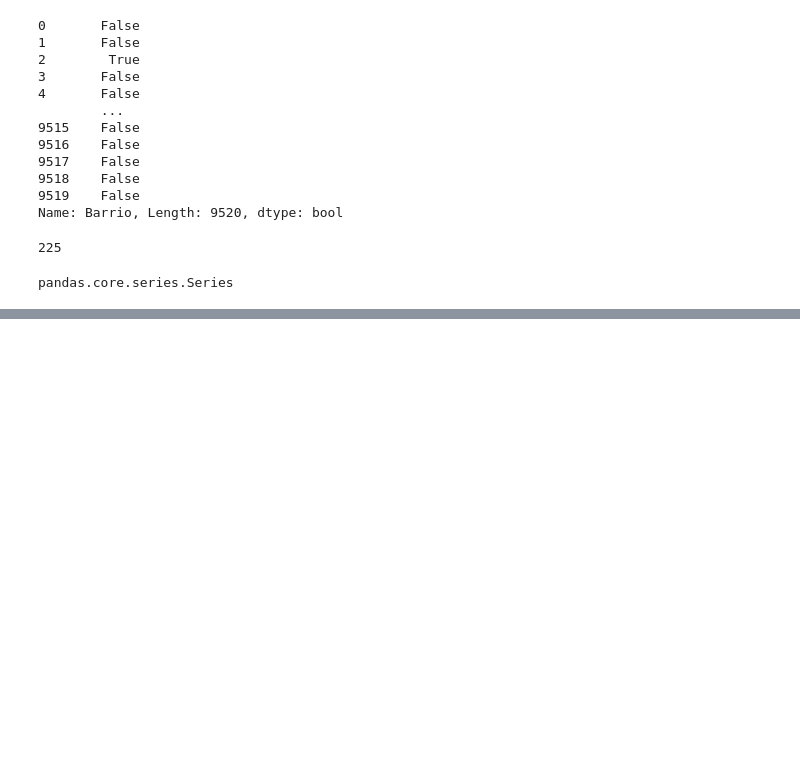
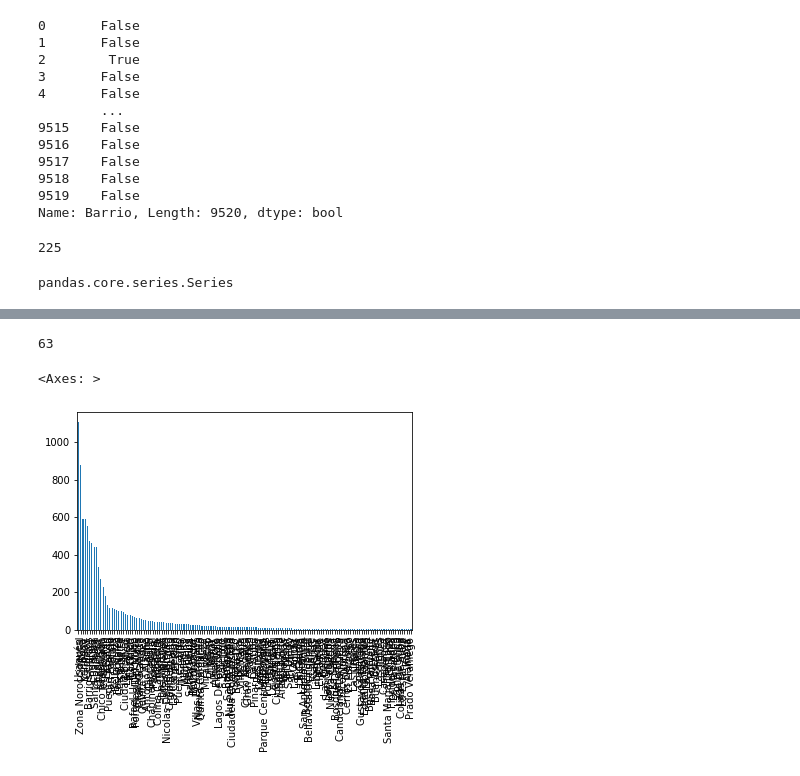
Before and after one commit to JuanZapatav/Inmersiondedatos, a Jupyter notebook: Inmersiondedatosaula1.ipynb, the cells around one changed output, grey strips where cells are left out. Drawn from its saved outputs; the diff is of its cells as text; code cells hidden in the pictures; blank space fills up the shorter version.

```diff
--- a/Inmersiondedatosaula1.ipynb
+++ b/Inmersiondedatosaula1.ipynb
@@ -154,0 +199,10 @@ pandas.core.series.Series
+# %%
+len(inmuebles.UPZ.value_counts())
+# %% [output]
+63
+# %%
+inmuebles_barrio=inmuebles.Barrio.value_counts()
+inmuebles_barrio.plot.bar()
+# %% [output]
+<Axes: >
+[figure, added]
```
Also changed, not shown: parts of 6 cells of this notebook.
